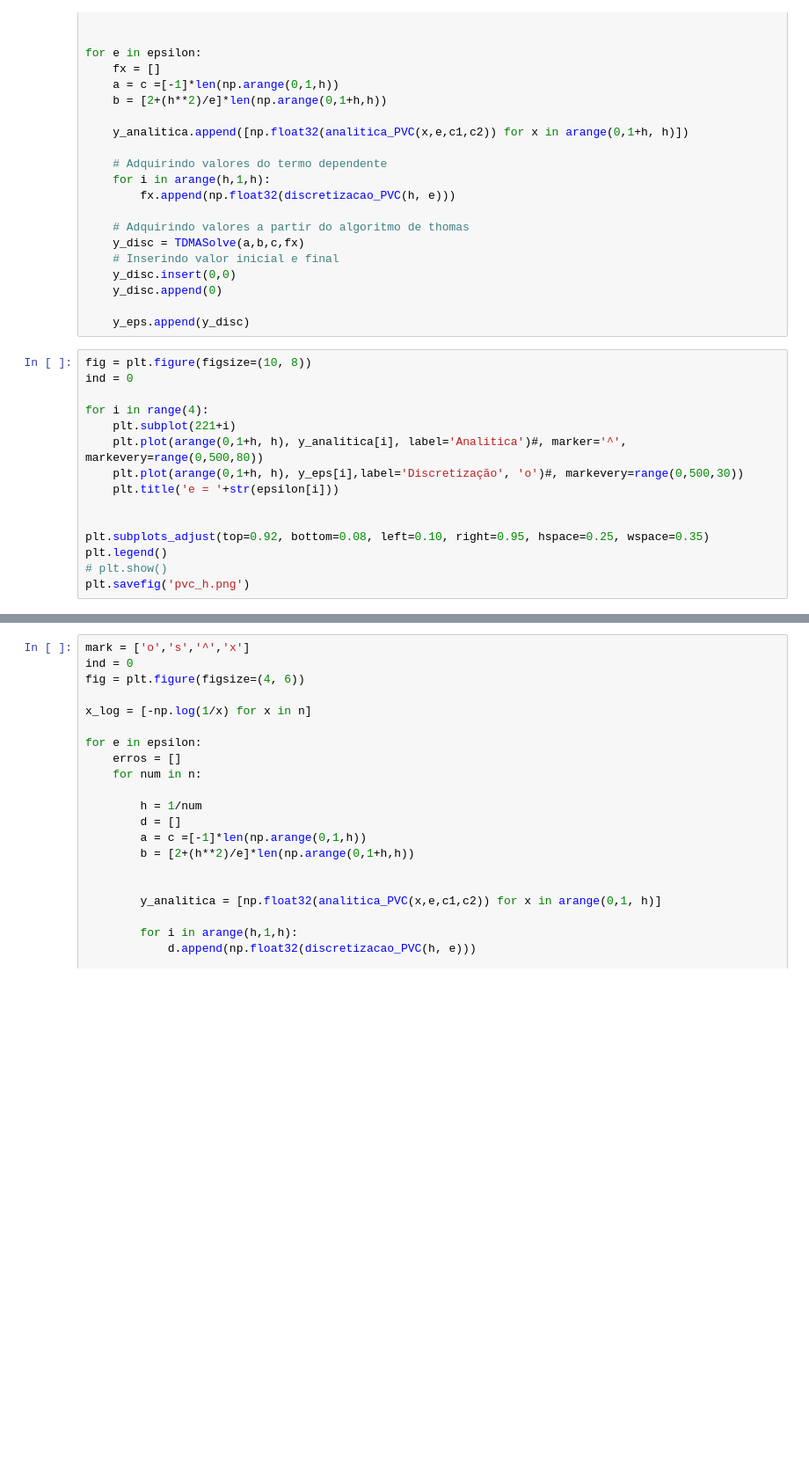
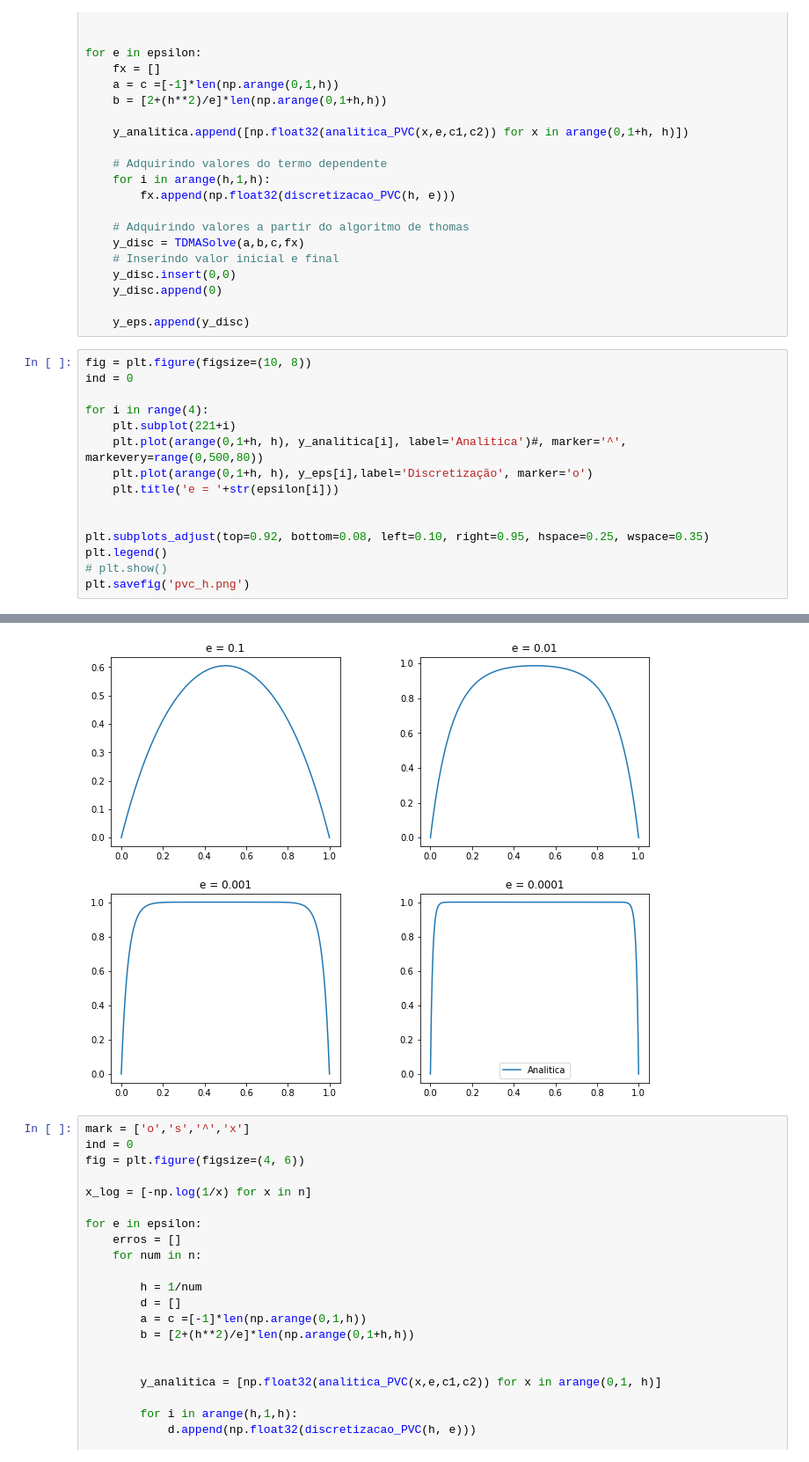
Before and after one commit to Victoraq/Calculo_Numerico, a Jupyter notebook: diferencas_finitas.ipynb, the cells around one changed output, grey strips where cells are left out. Shown at 88% size. Saved outputs shown, nothing was run; the diff lists cells and outputs as text; blank space fills up the shorter version.

Commit message:
Revert "Plot faltando"
This reverts commit 627563c953061a76005904074521bfc16a523803.

```diff
--- a/diferencas_finitas.ipynb
+++ b/diferencas_finitas.ipynb
@@ -302,7 +302,7 @@ ind = 0
 for i in range(4):
     plt.subplot(221+i)
     plt.plot(arange(0,1+h, h), y_analitica[i], label='Analitica')#, marker='^', markevery=range(0,500,80))
-    plt.plot(arange(0,1+h, h), y_eps[i],label='Discretização', 'o')#, markevery=range(0,500,30))
+    plt.plot(arange(0,1+h, h), y_eps[i],label='Discretização', marker='o')
     plt.title('e = '+str(epsilon[i]))
 
 
@@ -315,3 +314,4 @@ SyntaxError: positional argument follows keyword argument (<ipython-input-19-a48
+[figure, added]
 # %%
 mark = ['o','s','^','x']
 ind = 0
```
Also changed, not shown: parts of 1 cell of this notebook.
